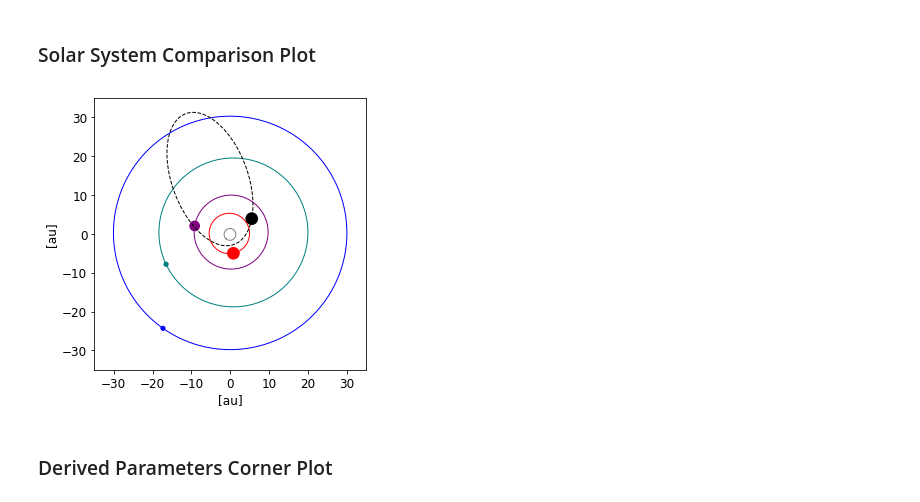
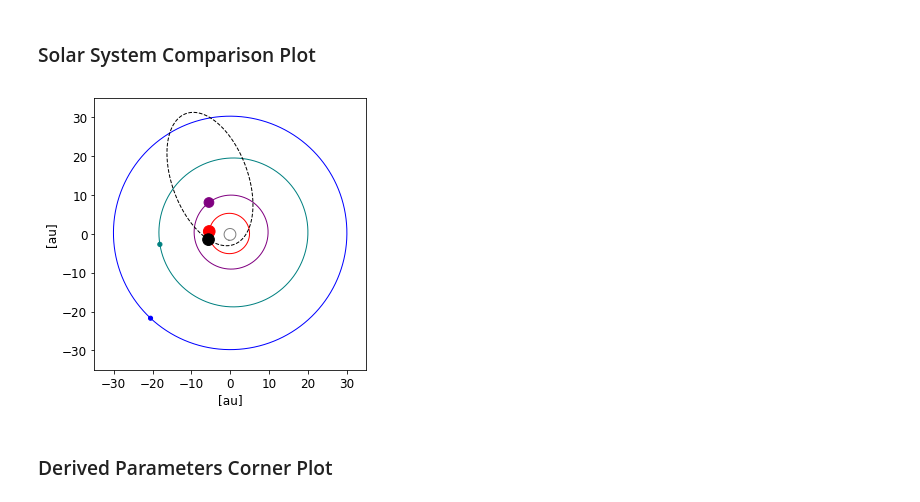
Before and after one commit to California-Planet-Search/planet-pi, a Jupyter notebook: 120066_plots+analysis.ipynb, the cells around one changed output. Saved outputs shown, nothing was run; the diff lists cells and outputs as text; code cells hidden in the pictures.

```diff
--- a/120066_plots+analysis.ipynb
+++ b/120066_plots+analysis.ipynb
@@ -444,6 +444,7 @@ plt.savefig(todays_directory + '/120066_sval_vs_resids.pdf', dpi=250)
 solarsytem_df = pd.read_csv('data/solarsystem_params.csv', comment='#')
 
 start_mjd = 57388. # 1-1-2016
+start_mjd = 58695 # 7-31-2019
 epochs = np.linspace(start_mjd,start_mjd+1e5,int(1e5))
 
 _ = plt.figure(figsize=(5,5))
@@ -474,34 +475,34 @@ for i in np.arange(len(solarsytem_df)-1):
         1.5*jupiter_radius_ratios[i],
         color=colors[i]
     )
     ax.add_artist(circle)
 
 max_epoch_index = (np.abs(epochs - start_mjd - per_map_days)).argmin()
 
 raoff, deoff, vz = calc_orbit(
     epochs[0:max_epoch_index+1], sma_map, ecc_map,
     0., omega_pl_map_rad,
     0., tp_mjd_map/per_map_days,
     1.0, mstar_measured
 )
 
 circle = plt.Circle(
     (raoff[0], deoff[0]),
     1.5,
     color='k'
 )
 ax.add_artist(circle)
 
 ax.plot(raoff, deoff, color='black', linewidth=linewidth, label='HR 5183 b', linestyle='--')
 
 circle.set_label('inner solar system')
 
 plt.xlabel('[au]'); plt.ylabel('[au]')
 plt.xlim(-35,35); plt.ylim(-35,35)
 
 plt.savefig(todays_directory + '/120066_solarsystem_compare.pdf', dpi=250)
 # %% [output]
-[figure, old version]
+[figure, new version]
 # %% [markdown]
 ### Derived Parameters Corner Plot
 # %%
```
Also changed, not shown: parts of 2 cells of this notebook, 6 other files.
